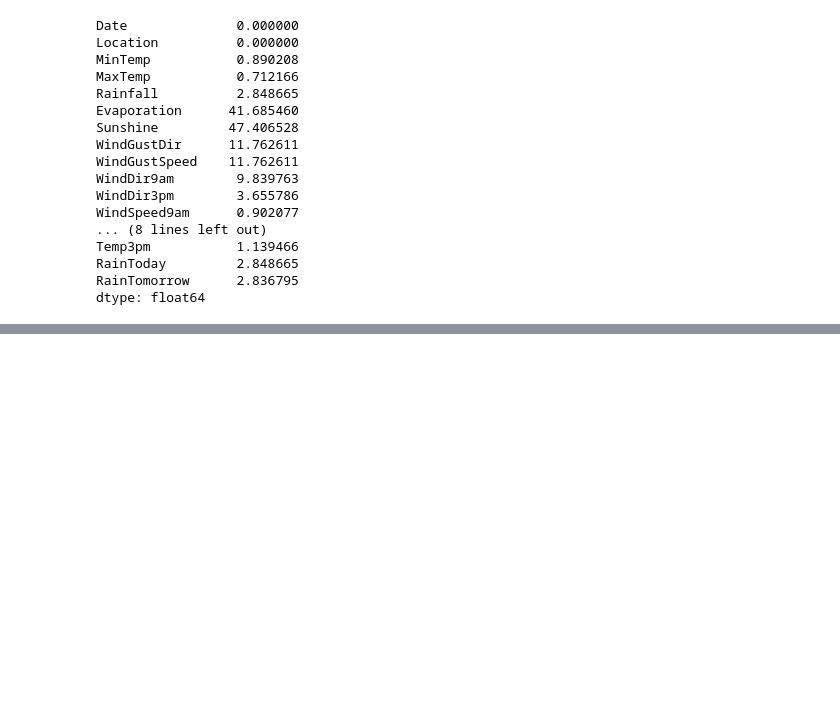
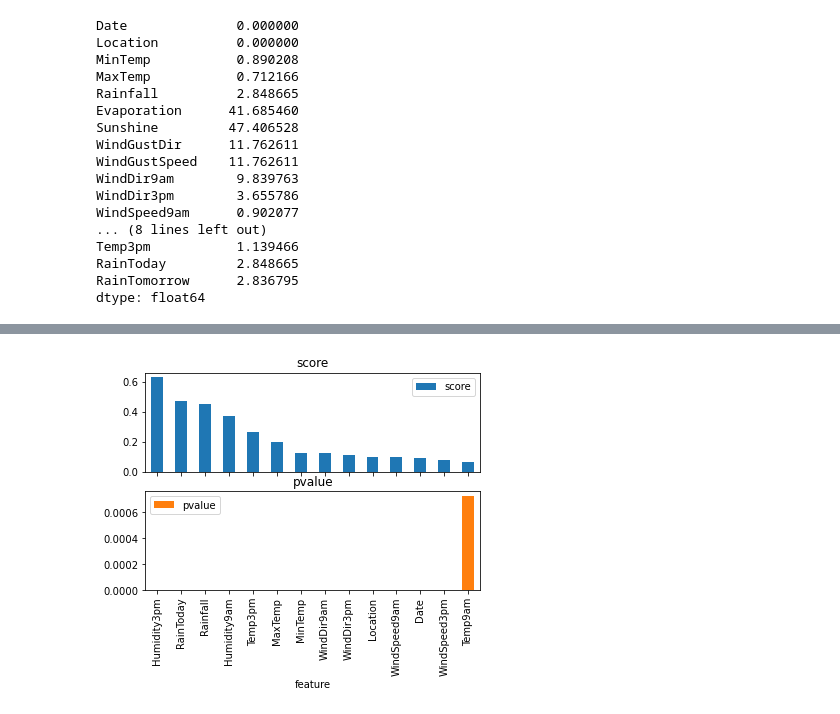
Before and after one commit to zobekenobe/DT-Evaluation-Project, a Jupyter notebook: Project 9.ipynb, the cells around one changed output, grey strips where cells are left out. Saved outputs shown, nothing was run; the diff lists cells and outputs as text; code cells hidden in the pictures; blank space fills up the shorter version.

```diff
--- a/Project 9.ipynb
+++ b/Project 9.ipynb
@@ -131,0 +362,32 @@ dtype: float64
+# %%
+# Encoding the categorical columns
+df['Date'] = pd.to_datetime(df['Date']).dt.year
+df['Date'] = df['Date'] - df['Date'].min()
+# %%
+x = df.drop(columns = df.columns[-1])
+y = df[df.columns[-1]]
+# %%
+temp = pd.DataFrame()
+pvalue = []
+score = []
+feature = []
+
+for col in x.columns:
+    if is_numeric_dtype(x[col]):
+        feature.append(col)
+        score.append(phik.phik_from_array(x[col], y, [col]))
+        pvalue.append(phik.significance.significance_from_array(x[col], y, [col])[0])
+    else:
+        feature.append(col)
+        score.append(phik.phik_from_array(x[col], y))
+        pvalue.append(phik.significance.significance_from_array(x[col], y)[0])
+# %%
+temp['feature'] = feature
+temp['score'] = score
+temp['pvalue'] = pvalue
+# %%
+temp.set_index('feature', inplace = True)
+temp.sort_values('score', ascending = False).plot.bar(subplots = True)
+plt.show()
+# %% [output]
+[figure, added]
```
Also changed, not shown: parts of 41 cells of this notebook.
